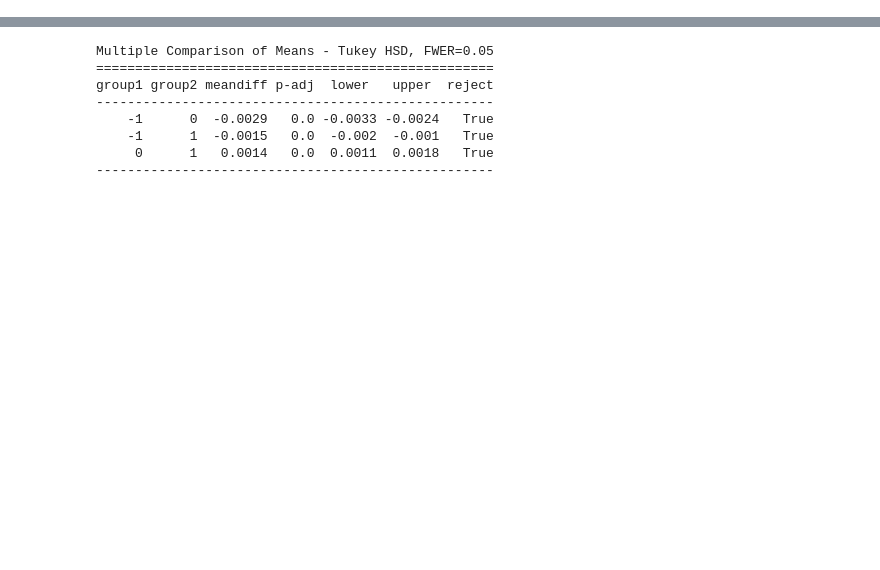
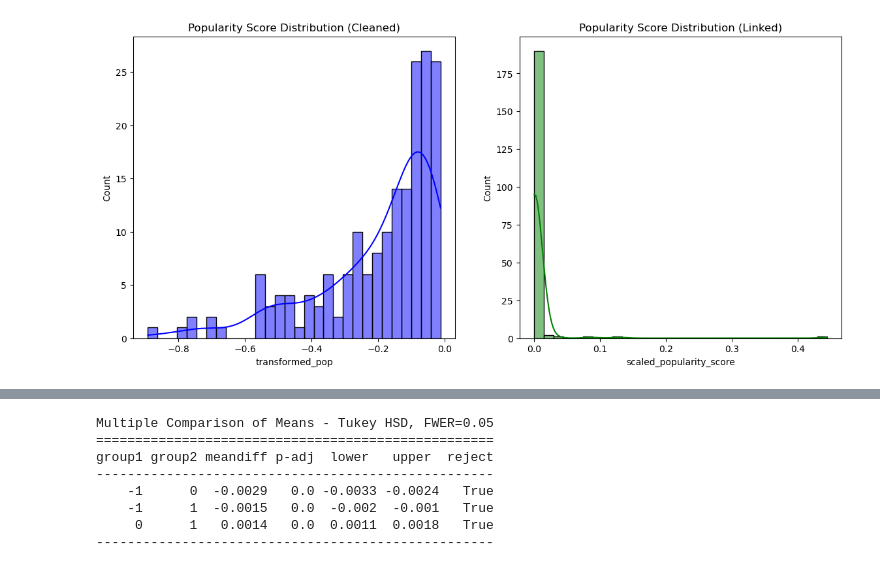
Before and after one commit to gli-i/reddit-data-analysis, a Jupyter notebook: stats_tests.ipynb, the cells around one changed output, grey strips where cells are left out. Cells and saved outputs as stored; diff of their text form; code cells hidden in the pictures; blank space fills up the shorter version.

```diff
--- a/stats_tests.ipynb
+++ b/stats_tests.ipynb
@@ -7,3 +10,38 @@ import scipy.stats as stats
 # %%
-comments_df = pd.read_csv("comments.csv", lineterminator='\n')
-submissions_df = pd.read_csv("submissions.csv", lineterminator='\n')
+#function to read multiple csv files in a directorty and load them into one single dataframe
+def load_csv_files(directory):
+    data_frames = []
+    for filename in os.listdir(directory):
+        if filename.endswith(".csv"):
+            file_path = os.path.join(directory, filename)
+            try:
+                df = pd.read_csv(file_path, on_bad_lines='skip')  #avoid errors while reading
+                data_frames.append(df)
+            except pd.errors.ParserError as e:
+                print(f"Error reading {file_path}: {e}")
+    return pd.concat(data_frames, ignore_index=True)
+
+
+
+submissions_cleaned_df= load_csv_files('submissions_cleaned')
+comments_cleaned_df = load_csv_files('comments_cleaned')
+
+comments_linked_df = pd.read_csv("comments.csv", lineterminator='\n')
+submissions_linked_df = pd.read_csv("submissions.csv", lineterminator='\n')
+# %%
+#histograms of popularity scores
+
+plt.figure(figsize=(14, 6))
+submissions_cleaned_df['transformed_pop'] = np.log(submissions_cleaned_df['pop_score'])
+
+
+plt.subplot(1, 2, 1)
+sns.histplot(submissions_cleaned_df['transformed_pop'], bins=30, kde=True, color='blue')
+plt.title('Popularity Score Distribution (Cleaned)')
+
+plt.subplot(1, 2, 2)
+sns.histplot(submissions_linked_df['scaled_popularity_score'].head(196), bins=30, kde=True, color='green')# take the same number as the other distrubition to be able to do a side-by-side comparison
+plt.title('Popularity Score Distribution (Linked)')
+plt.show()
+# %% [output]
+[figure, added]
```
Also changed, not shown: parts of 19 cells of this notebook.
